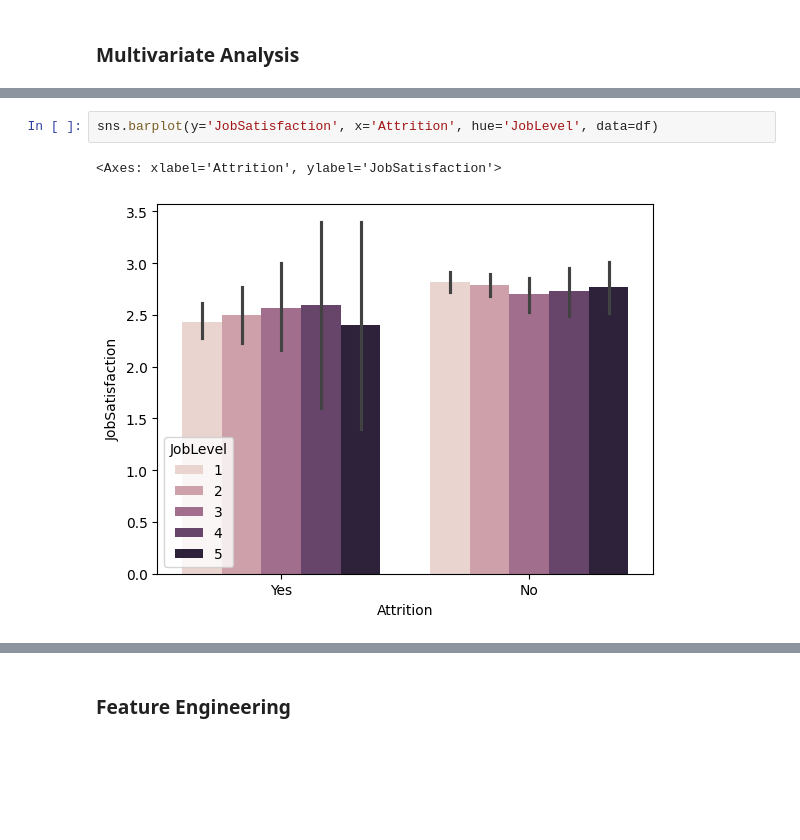
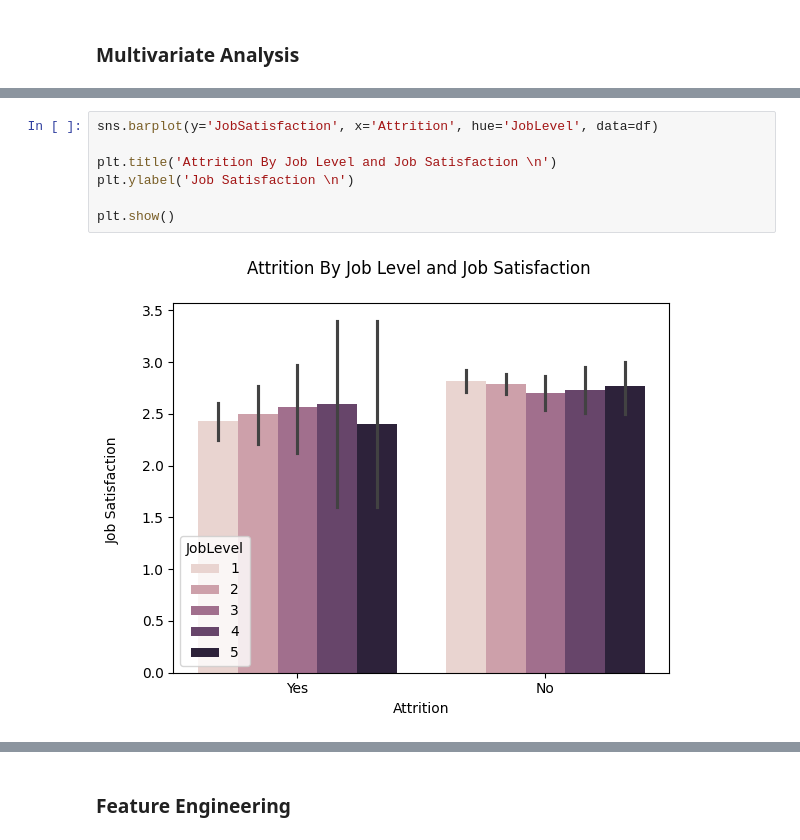
Before and after one commit to CreativeTob/InsightHQ, a Jupyter notebook: main.ipynb, the cells around one changed output, grey strips where cells are left out. Cells and saved outputs as stored; diff of their text form; blank space fills up the shorter version.

```diff
--- a/pst.ipynb
+++ b/main.ipynb
@@ -698,5 +793,9 @@ Name: count, dtype: int64
 # %%
 sns.barplot(y='JobSatisfaction', x='Attrition', hue='JobLevel', data=df)
+
+plt.title('Attrition By Job Level and Job Satisfaction \n')
+plt.ylabel('Job Satisfaction \n')
+
+plt.show()
 # %% [output]
-<Axes: xlabel='Attrition', ylabel='JobSatisfaction'>
-[figure, old version]
+[figure, new version]
```
Also changed, not shown: parts of 79 cells of this notebook.
